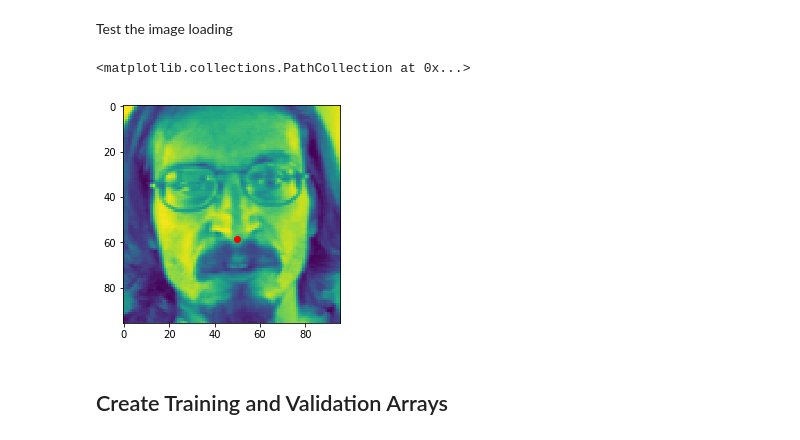
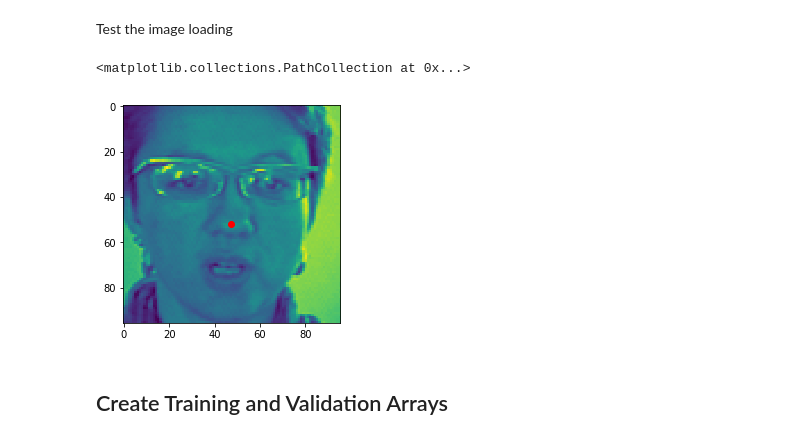
Before and after one commit to MatthewCalligaro/TheNoseArcade, a Jupyter notebook: neural-network/notebooks/opencv_haarlike_tf_keras.ipynb, the cells around one changed output. Cells and saved outputs as stored; diff of their text form; code cells hidden in the pictures.

```diff
--- a/neural-network/notebooks/opencv_haarlike_tf_keras.ipynb
+++ b/neural-network/notebooks/opencv_haarlike_tf_keras.ipynb
@@ -100,12 +100,12 @@ test_csv = open(data_path + 'test.csv', 'r').readlines()[1:]
 # %% [markdown]
 Test the image loading
 # %%
-img, x, y = load_image(train_csv[100])
+img, x, y = load_image(train_csv[10])
 plt.imshow(img)
 plt.scatter([x], [y], c='r')
 # %% [output]
 <matplotlib.collections.PathCollection at 0x...>
-[figure, old version]
+[figure, new version]
 # %% [markdown]
 ## Create Training and Validation Arrays
 # %%
```
Also changed, not shown: parts of 8 cells of this notebook.
